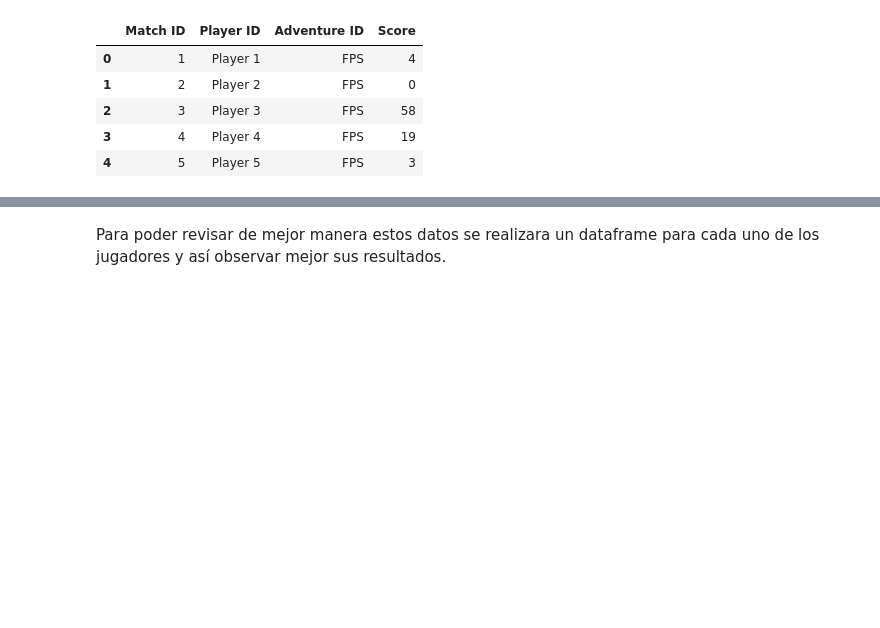
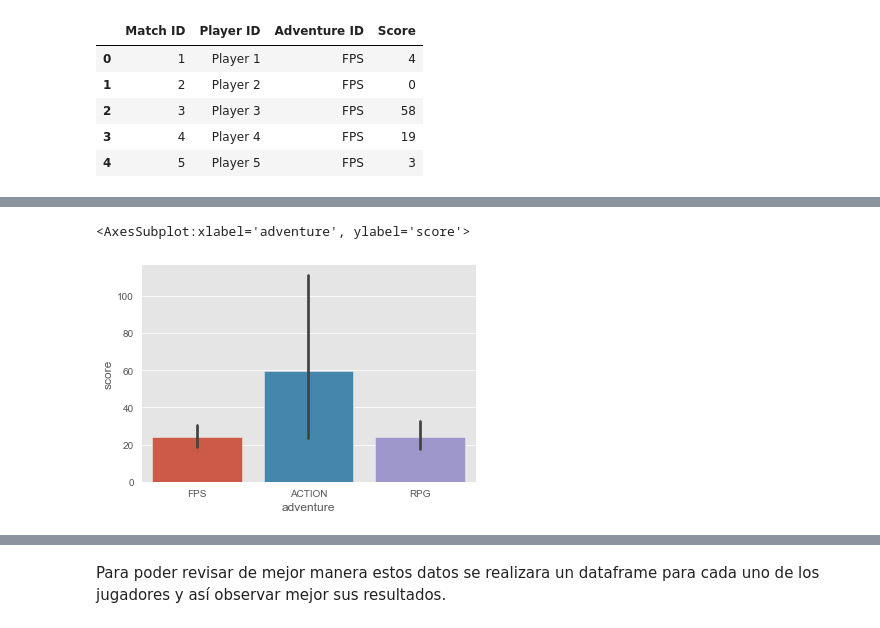
Before and after one commit to Gabrielonch/Prueba-Tecnica, a Jupyter notebook: desafio_elige_un_nuevo_miebro.ipynb, the cells around one changed output, grey strips where cells are left out. Cells and saved outputs as stored; diff of their text form; code cells hidden in the pictures; blank space fills up the shorter version.

```diff
--- a/desafio_elige_un_nuevo_miebro.ipynb
+++ b/desafio_elige_un_nuevo_miebro.ipynb
@@ -138,0 +180,5 @@ Player 5 ACTION        20     20
+# %%
+sbn.barplot(x="adventure", y="score", data=exito, hue_order="player")
+# %% [output]
+<AxesSubplot:xlabel='adventure', ylabel='score'>
+[figure, added]
```
Also changed, not shown: parts of 6 cells of this notebook.
